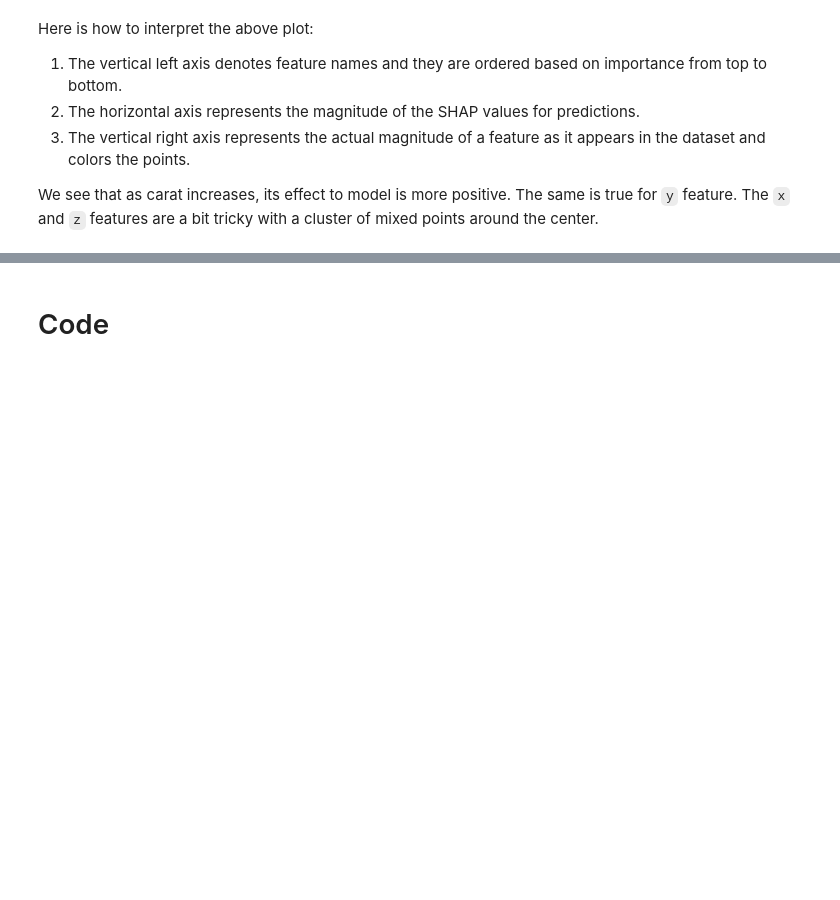
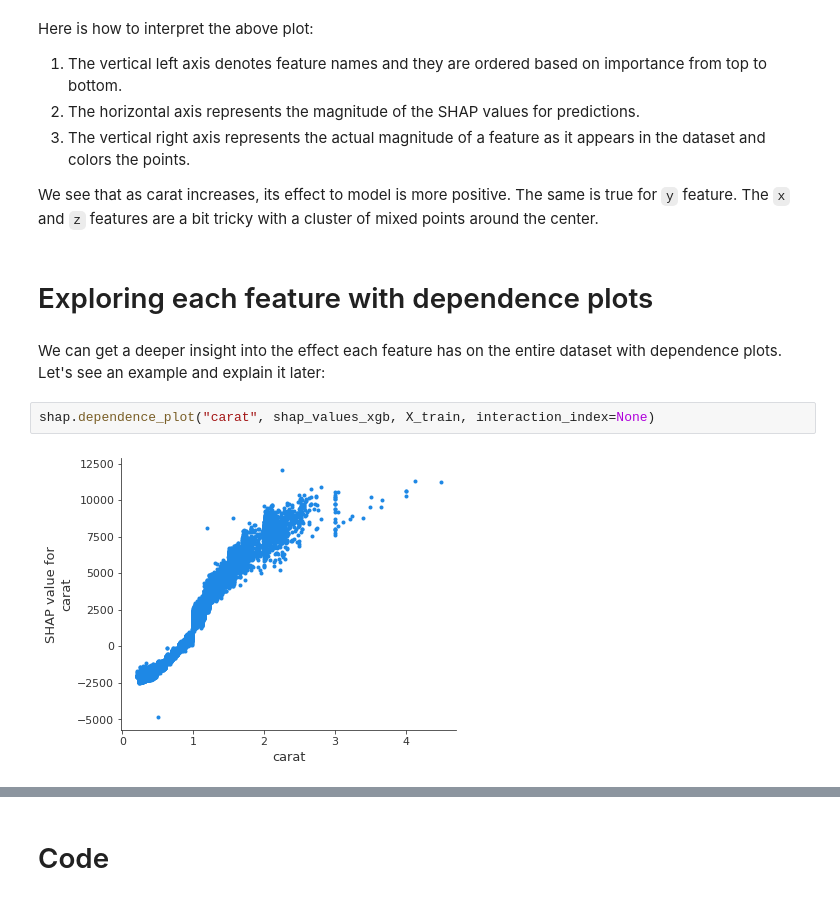
Before and after one commit to BexTuychiev/medium_stories, a Jupyter notebook: 2021/october/1_shap_explainability/notebook.ipynb, the cells around one changed output, grey strips where cells are left out. Drawn from its saved outputs; the diff is of its cells as text; blank space fills up the shorter version.

Commit message:
edit: Exploring each feature with dependence plots

```diff
--- a/2021/october/1_shap_explainability/notebook.ipynb
+++ b/2021/october/1_shap_explainability/notebook.ipynb
@@ -259,3 +259,11 @@ Here is how to interpret the above plot:
 3. The vertical right axis represents the actual magnitude of a feature as it appears in the dataset and colors the points.
 
 We see that as carat increases, its effect to model is more positive. The same is true for `y` feature. The `x` and `z` features are a bit tricky with a cluster of mixed points around the center.
+# %% [markdown]
+# Exploring each feature with dependence plots
+# %% [markdown]
+We can get a deeper insight into the effect each feature has on the entire dataset with dependence plots. Let's see an example and explain it later:
+# %%
+shap.dependence_plot("carat", shap_values_xgb, X_train, interaction_index=None)
+# %% [output]
+[figure, added]
```
Also changed, not shown: parts of 7 cells of this notebook.
